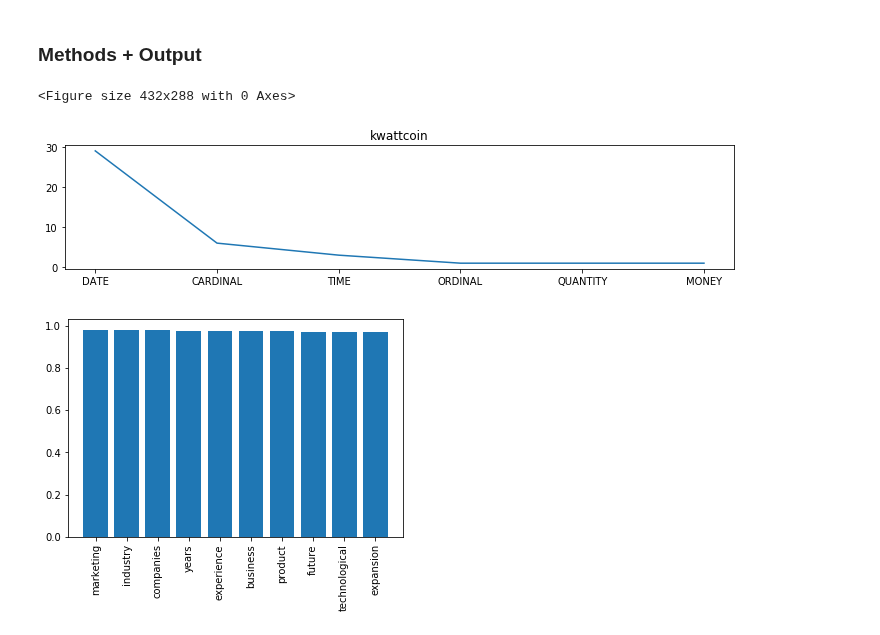
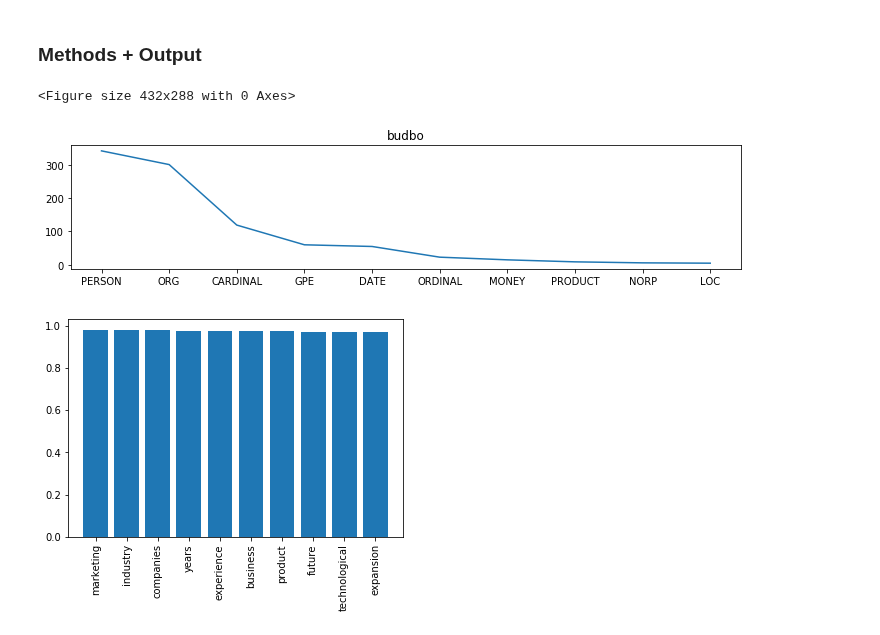
Before and after one commit to luisdiegocm/HWR_DataScience_Project, a Jupyter notebook: notebooks/3- Text Extraction.ipynb, the cells around one changed output. Drawn from its saved outputs; the diff is of its cells as text; code cells hidden in the pictures.

```diff
--- a/notebooks/3- Text Extraction.ipynb
+++ b/notebooks/3- Text Extraction.ipynb
@@ -357,10 +357,10 @@ all_corpora = {**corpora, **corpora_test}
 ### Methods + Output
 # %%
 #put the name of the white paper here
-entity_det('kwattcoin',all_corpora)
+entity_det('budbo',test)
 # %% [output]
 <Figure size 432x288 with 0 Axes>
-[figure, old version]
+[figure, new version]
 # %%
 #1st input - word, for which you want to find some similarities
 #2nd input - chosen whitepaper to see the most closest (similar) words in this whitepaper
```
Also changed, not shown: parts of 1 cell of this notebook, 1 other file.
